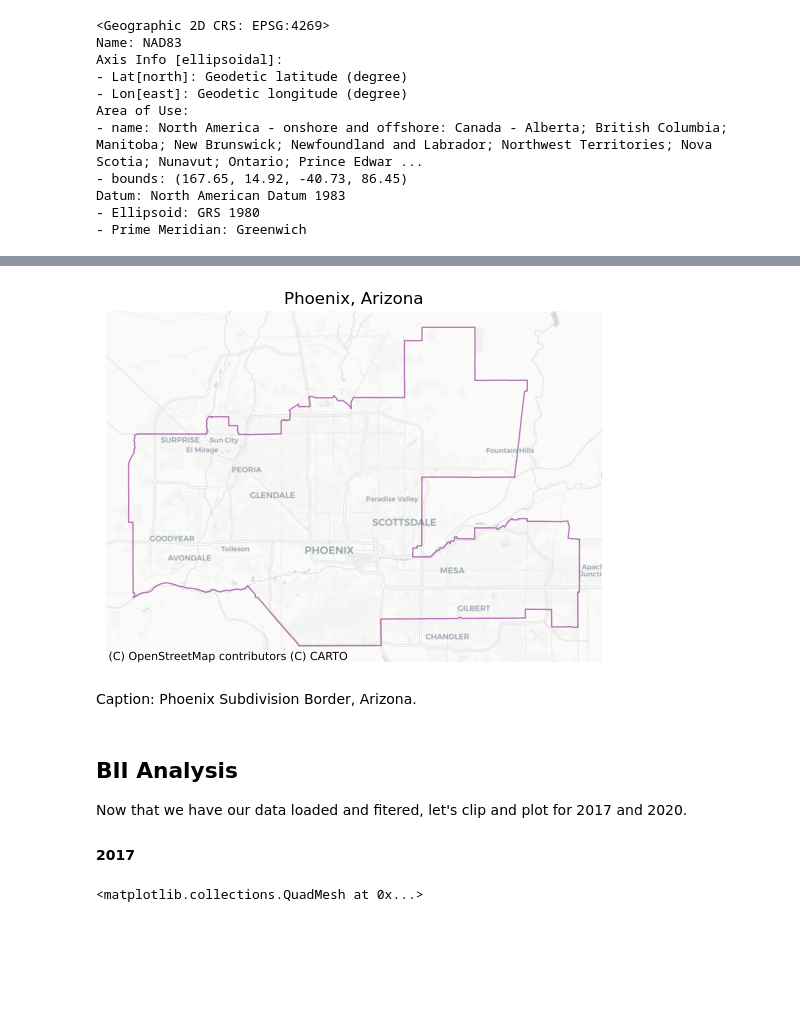
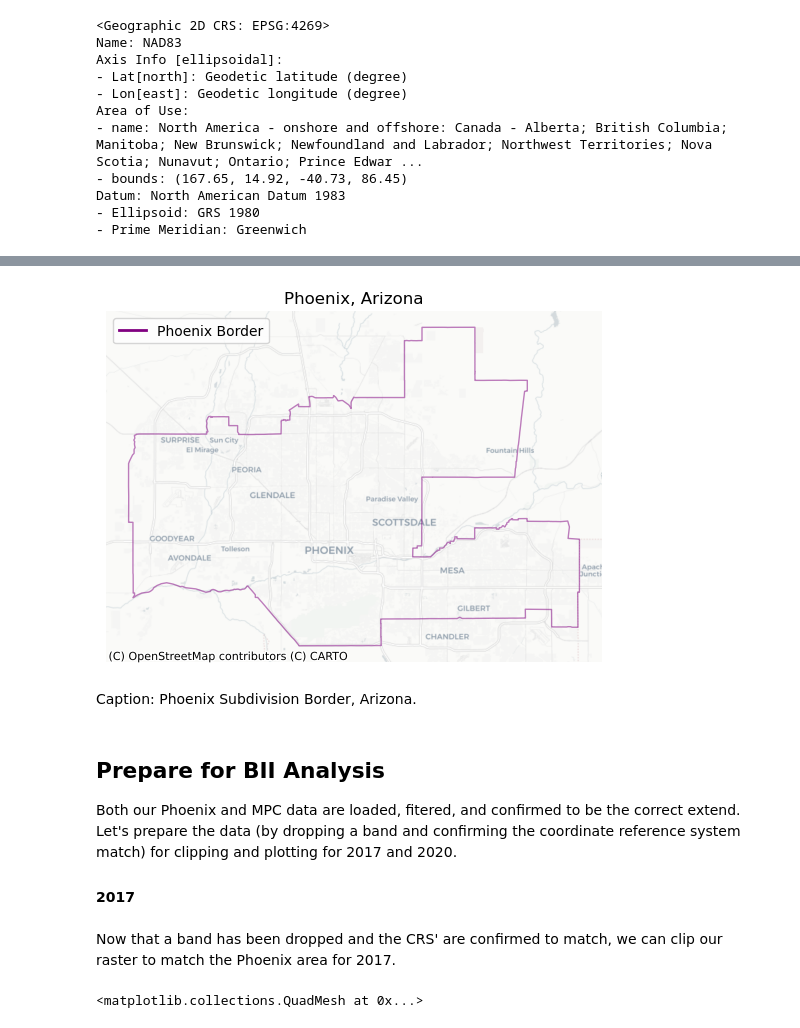
Before and after one commit to evajnewby/Phoenix-BII, a Jupyter notebook: phoenix_biodiversity.ipynb, the cells around one changed output, grey strips where cells are left out. Drawn from its saved outputs; the diff is of its cells as text; code cells hidden in the pictures; blank space fills up the shorter version.

Commit message:
Update legend for phoenix map, re-organize notebook, add more markdown comments

```diff
--- a/phoenix_biodiversity.ipynb
+++ b/phoenix_biodiversity.ipynb
@@ -217,30 +222,35 @@ Both the Arizona and Phoenix plots confirm that we have the correct areas for ou
 # %%
 # Initialize plot
 fig, ax = plt.subplots()
 
 # Plot Phoenix border
-(phoenix.to_crs(epsg=3857).plot(ax=ax,
+phoenix.to_crs(epsg=3857).plot(ax=ax,
                                edgecolor = 'purple',
                                facecolor='none',
                                alpha=0.5,
-                               figsize=(9,9)))
+                               figsize=(9,9),
+                               label="Phoenix Border")
 
 # Add basemap from contextily
 cx.add_basemap(ax=ax, source = cx.providers.CartoDB.Positron)
 
 # Add title and switch off axis
 ax.set_title("Phoenix, Arizona")
 ax.set_axis_off()
 
+# Add legend
+legend_handles = [Line2D([0], [0], color='purple', lw=2, label='Phoenix Border')]
+ax.legend(handles=legend_handles, loc='upper left')
+
 plt.show()
 # %% [output]
-[figure, old version]
+[figure, new version]
 # %% [markdown]
 Caption: Phoenix Subdivision Border, Arizona.
 # %% [markdown]
-## BII Analysis
+## Prepare for BII Analysis
 
-Now that we have our data loaded and fitered, let's clip and plot for 2017 and 2020.
+Both our Phoenix and MPC data are loaded, fitered, and confirmed to be the correct extend. Let's prepare the data (by dropping a band and confirming the coordinate reference system match) for clipping and plotting for 2017 and 2020.
 
 #### 2017
 # %%
@@ -251,6 +261,8 @@ bii2017 = bii2017.squeeze().drop_vars('band')
 phoenix_match = phoenix.to_crs(bii2017.rio.crs)
 
 assert bii2017.rio.crs == phoenix_match.crs
+# %% [markdown]
+Now that a band has been dropped and the CRS' are confirmed to match, we can clip our raster to match the Phoenix area for 2017.
 # %%
 # Clip raster to match Phoenix extent
 bii2017_clip = (bii2017.rio.clip_box(*phoenix_match.total_bounds).rio.clip(phoenix_match.geometry))
```
Also changed, not shown: parts of 23 cells of this notebook.
